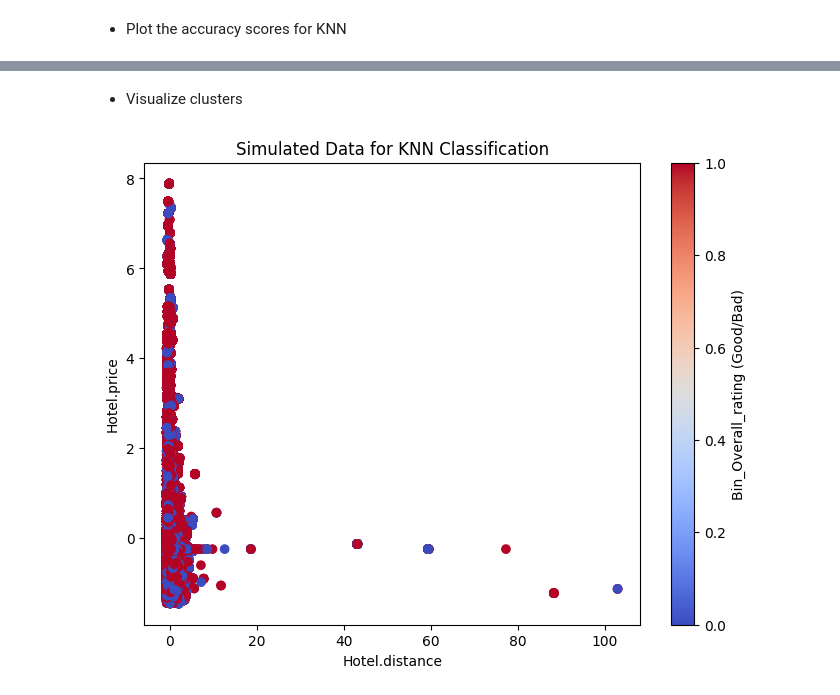
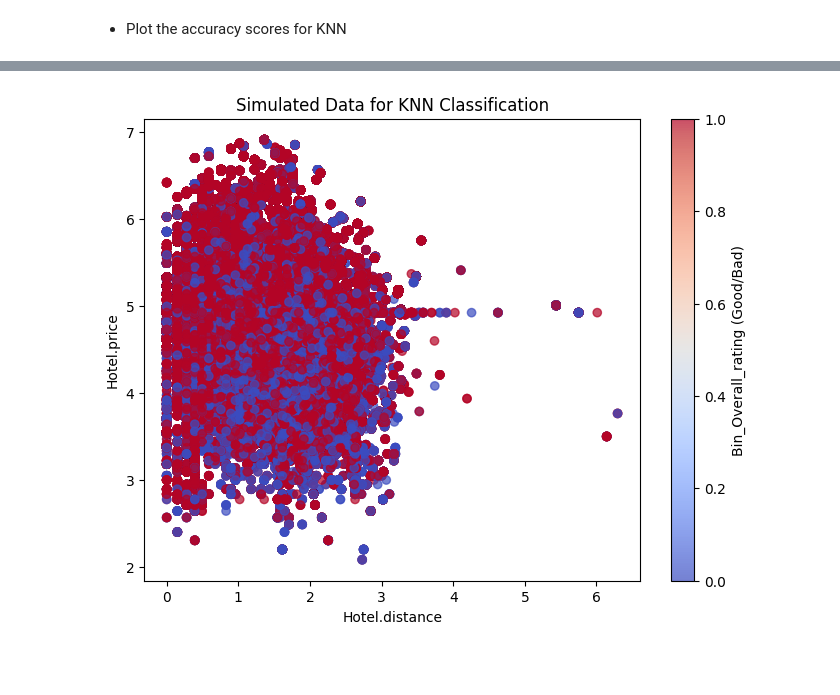
Before and after one commit to yceugene/DA_Proj_G7, a Jupyter notebook: src/team7_final_presentation.ipynb, the cells around one changed output, grey strips where cells are left out. Cells and saved outputs as stored; diff of their text form; code cells hidden in the pictures; blank space fills up the shorter version.

```diff
--- a/src/team7_final_presentation.ipynb
+++ b/src/team7_final_presentation.ipynb
@@ -1037,8 +1046,7 @@ This project explored multiple linear regression (MLR) models to predict various
 # %%
-"""
-Load the reduced data again from csv and run Shapiro test.
-"""
-path = "../dataset/The final data set (uncentered and unscaled variables).csv"
-rating_df = pd.read_csv(path)
-print(f"Shape of dataset: {rating_df.shape}")
+# Load cleaned dataset
+path = "../dataset/clean_df.csv"
+clean_df = pd.read_csv(path)
+print(f"Load dataframe from {path}, Shape: {clean_df.shape}")
+clean_df.head()
 # %% [output]
@@ -1166,0 +1089,21 @@ First 5 rows for numerical features:
+# %%
+rating_df_numeric = clean_df.select_dtypes(include=['number']).copy()
+skewness = rating_df_numeric.skew()
+
+SKEWNESS_THRESHOLD = 1
+
+# Fill missing values & Run Normalization
+for col in rating_df_numeric.columns:
+    if skewness[col] > SKEWNESS_THRESHOLD or skewness[col] < SKEWNESS_THRESHOLD: # Left or right Skewed
+        rating_df_numeric[col] = rating_df_numeric[col].fillna(rating_df_numeric[col].median())
+        rating_df_numeric[col] = np.log1p(rating_df_numeric[col])
+    else:  # Symmetric
+        rating_df_numeric[col] = rating_df_numeric[col].fillna(rating_df_numeric[col].mean())
+        scaler = StandardScaler()
+        rating_df_numeric[col] = scaler.fit_transform(rating_df_numeric[[col]])
+
+print("Numerical features summary statistics:")
+display(rating_df_numeric.describe())
+
+print("\nFirst 5 rows for numerical features:")
+display(rating_df_numeric.head())
@@ -1335,9 +1254,9 @@ Total Sum of Squares (TSS = WCSS + BCSS): 10850142.86
 ### Data fitting
 # %%
 # Prepare X (features) and y (target)
-X = df_final  # Features
-y = rating_df["Overall_rating"].apply(lambda x: 1 if x >= 4 else 0)  # Binary classification (Good/Bad rating)
-rating_df["Bin_Overall_rating"] = y
+X = rating_df_numeric.drop(columns='Overall_rating')  # Features
+y = clean_df["Overall_rating"].apply(lambda x: 1 if x >= 4 else 0)  # Binary classification (Good/Bad rating)
+clean_df["Bin_Overall_rating"] = y
 # %% [markdown]
 - Split dataset into training and test sets
 # %%
@@ -1469,14 +1398,12 @@ weighted avg       0.72      0.77      0.72    209715
-# %% [markdown]
-- Visualize clusters
 # %%
 # Visualize the Clusters
 plt.figure(figsize=(8, 6))
-plt.scatter(df_final['Hotel.distance'], df_final['Hotel.price'], c=rating_df["Bin_Overall_rating"], cmap='coolwarm')#, alpha=0.7)
+plt.scatter(rating_df_numeric['Hotel.distance'], rating_df_numeric['Hotel.price'], c=clean_df["Bin_Overall_rating"], cmap='coolwarm', alpha=0.7)
 plt.xlabel("Hotel.distance")
 plt.ylabel("Hotel.price")
 plt.title("Simulated Data for KNN Classification")
 plt.colorbar(label="Bin_Overall_rating (Good/Bad)")
 plt.show()
 # %% [output]
-[figure, old version]
+[figure, new version]
 # %% [markdown]
```
Also changed, not shown: parts of 41 cells of this notebook.
